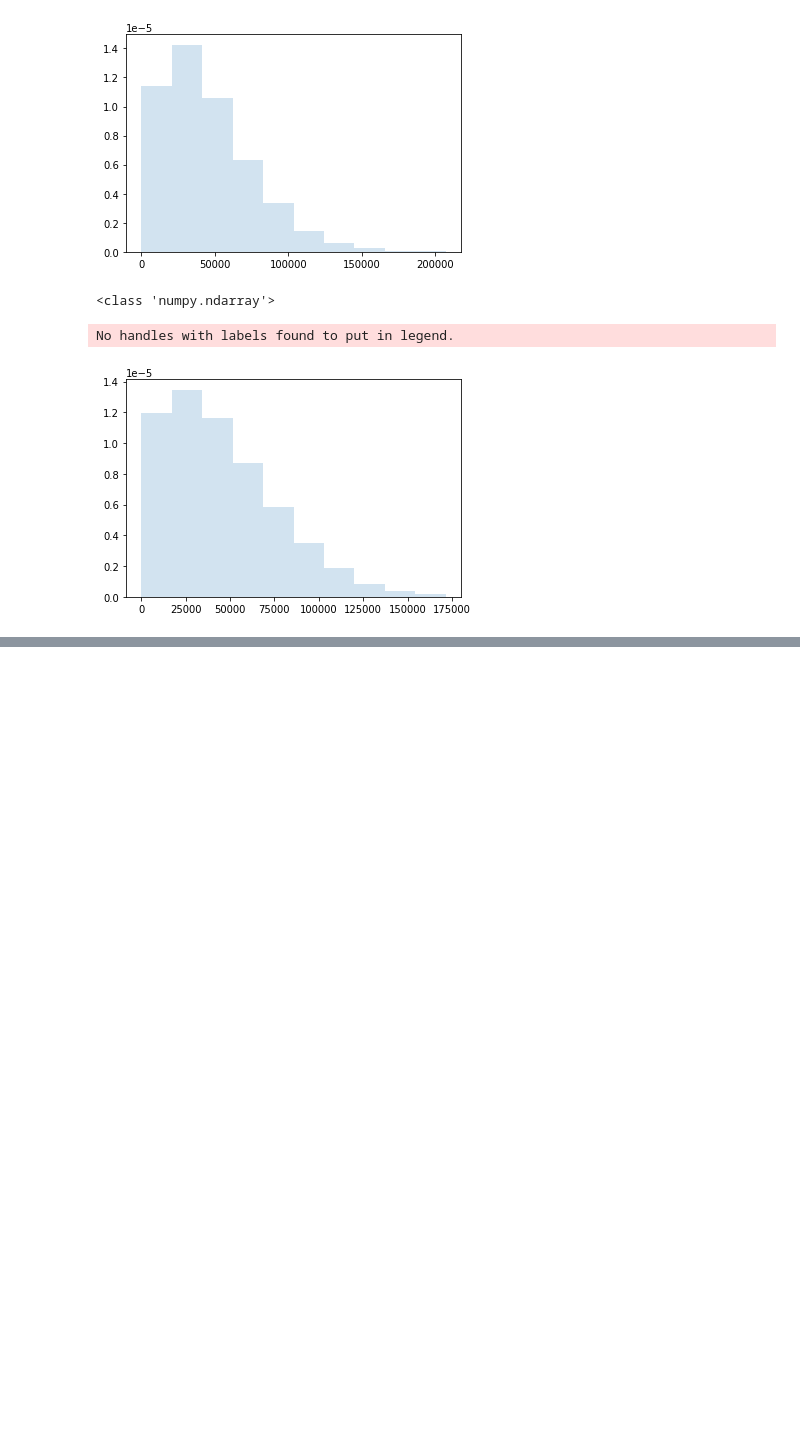
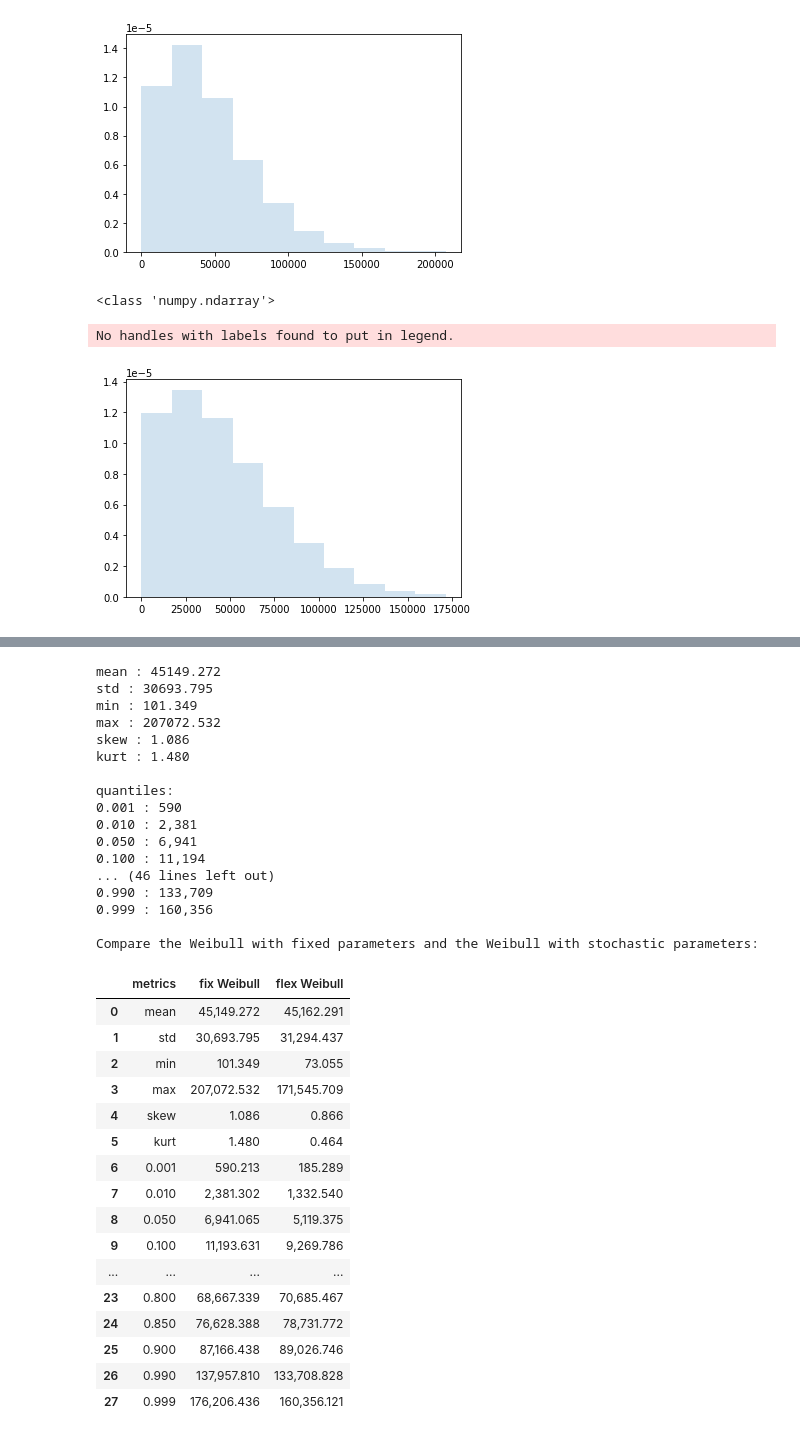
Before and after one commit to h3ik0th/MonteCarloSim, a Jupyter notebook: dist_MC_02.ipynb, the cells around one changed output, grey strips where cells are left out. Drawn from its saved outputs; the diff is of its cells as text; code cells hidden in the pictures; blank space fills up the shorter version.

```diff
--- a/dist_MC_02.ipynb
+++ b/dist_MC_02.ipynb
@@ -173,8 +177,8 @@ No handles with labels found to put in legend.
 # %%
 # Weibull_Min random variates with LHS
 
-sampler03 = qmc.LatinHypercube(d=1, seed=44)    # d = dimension
-sample03 = sampler03.random(n=1000)
+sampler03 = qmc.LatinHypercube(d=1, seed=42)    # d = dimension
+sample03 = sampler03.random(n=N)
 
 shp, loc, scl = 1.5, 0, 50000
 rvW = weibull_min(shp, loc, scl)
@@ -196,8 +200,8 @@ print(type(randW))
 # generate 1000 normal random variates
 
 def wei_shp(mean,std):
-    sampler = qmc.LatinHypercube(d=1, seed=84)    # d = dimension
-    sample = sampler.random(n=1000)
+    sampler = qmc.LatinHypercube(d=1, seed=42)    # d = dimension
+    sample = sampler.random(n=N)
 
     rv = norm(mean, std)
     rand = rv.ppf(sample)
@@ -206,8 +210,8 @@ def wei_shp(mean,std):
 # generate 1000 PERT random numbers
 
 def wei_charlife(min,mode,max,lmb):
-    sampler = qmc.LatinHypercube(d=1, seed=84)    # d = dimension
-    sample = sampler.random(n=1000)
+    sampler = qmc.LatinHypercube(d=1, seed=42)    # d = dimension
+    sample = sampler.random(n=N)
 
     pertm = pertm_gen(name="pertm")
     rv = pertm(min, mode, max, lmb)
@@ -216,12 +220,12 @@ def wei_charlife(min,mode,max,lmb):
 # %%
 # Weibull_Min random variates with LHS
 
-sampler04 = qmc.LatinHypercube(d=1, seed=84)    # d = dimension
-sample04 = sampler04.random(n=1000)
+sampler04 = qmc.LatinHypercube(d=1, seed=42)    # d = dimension
+sample04 = sampler04.random(n=N)
 
 shp_m, shp_s = 1.5, 0.1   # weibull shape is normally distributed with mean m and std deviation s
 loc = 0.0
-scl_min, scl_mode, scl_max, scl_lmb = 45000, 50000, 60000, 8.0   # weibull characteristic life is PERT-distributed
+scl_min, scl_mode, scl_max, scl_lmb = 45000, 50000, 60000, 8.0     # the weibull characteristic life is PERT-distributed
 
 rand_CL = weibull_min.ppf(sample04, wei_shp(shp_m, shp_s), loc, wei_charlife(scl_min, scl_mode, scl_max, scl_lmb))
 
@@ -280,0 +276,48 @@ quantiles:
+# %%
+# properties of the simulation results
+
+fixWeib = dist_properties(randW)
+flexWeib = dist_properties(rand_CL)
+
+print("\nCompare the Weibull with fixed parameters and the Weibull with stochastic parameters:")
+pd.options.display.float_format = '{:,.3f}'.format
+df = pd.DataFrame(index=range(len(fixWeib)))
+df["metrics"] = fixWeib.keys()
+df["fix Weibull"] = fixWeib.values()
+df["flex Weibull"] = flexWeib.values()
+df
+# %% [output]
+mean : 45149.272
+std : 30693.795
+min : 101.349
+max : 207072.532
+skew : 1.086
+kurt : 1.480
+
+quantiles:
+0.001 : 590
+0.010 : 2,381
+0.050 : 6,941
+0.100 : 11,194
+... (46 lines left out)
+0.990 : 133,709
+0.999 : 160,356
+
+Compare the Weibull with fixed parameters and the Weibull with stochastic parameters:
+|  | metrics | fix Weibull | flex Weibull |
+| 0 | mean | 45,149.272 | 45,162.291 |
+| 1 | std | 30,693.795 | 31,294.437 |
+| 2 | min | 101.349 | 73.055 |
+| 3 | max | 207,072.532 | 171,545.709 |
+| 4 | skew | 1.086 | 0.866 |
+| 5 | kurt | 1.480 | 0.464 |
+| 6 | 0.001 | 590.213 | 185.289 |
+| 7 | 0.010 | 2,381.302 | 1,332.540 |
+| 8 | 0.050 | 6,941.065 | 5,119.375 |
+| 9 | 0.100 | 11,193.631 | 9,269.786 |
+| ... | ... | ... | ... |
+| 23 | 0.800 | 68,667.339 | 70,685.467 |
+| 24 | 0.850 | 76,628.388 | 78,731.772 |
+| 25 | 0.900 | 87,166.438 | 89,026.746 |
+| 26 | 0.990 | 137,957.810 | 133,708.828 |
+| 27 | 0.999 | 176,206.436 | 160,356.121 |
```
Also changed, not shown: parts of 5 cells of this notebook.
